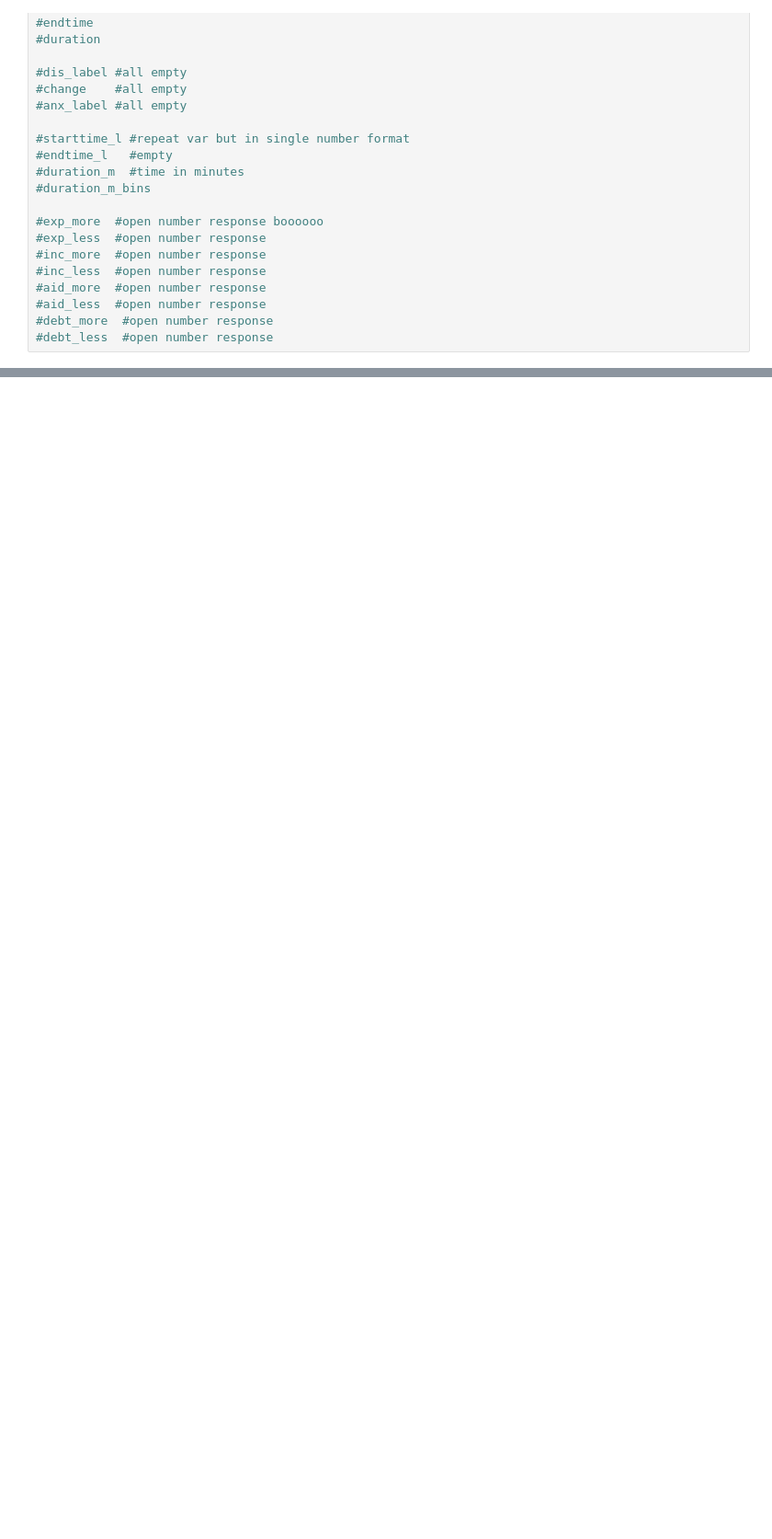
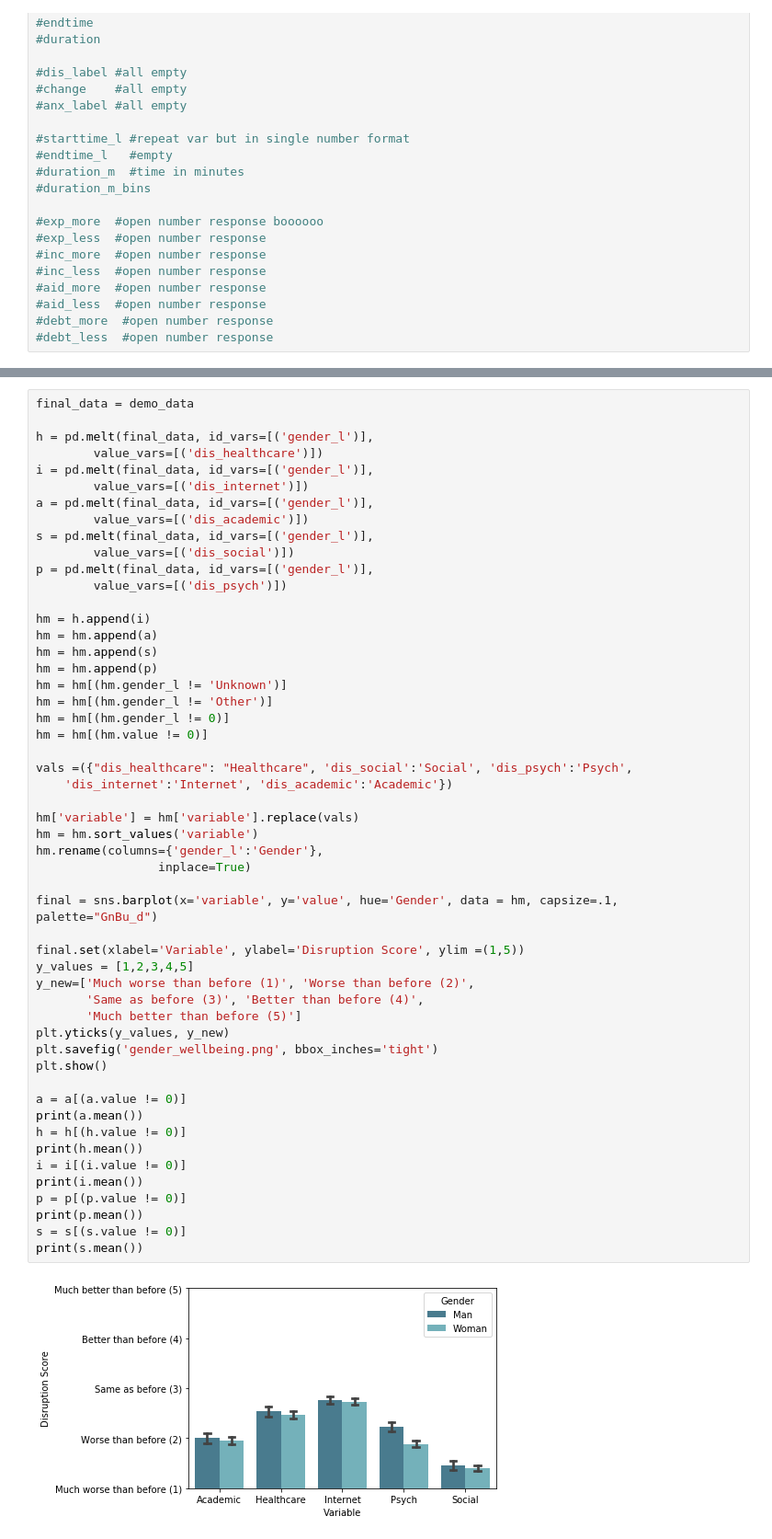
Before and after one commit to ananyan/ds-final, a Jupyter notebook: Notebooks_Yakira/PublicDataEDA.ipynb, the cells around one changed output, grey strips where cells are left out. Shown at 92% size. Drawn from its saved outputs; the diff is of its cells as text; blank space fills up the shorter version.

```diff
--- a/Notebooks_Yakira/PublicDataEDA.ipynb
+++ b/Notebooks_Yakira/PublicDataEDA.ipynb
@@ -302,0 +197,54 @@ Name: vulnerable_l, dtype: int64
+# %%
+final_data = demo_data
+
+h = pd.melt(final_data, id_vars=[('gender_l')],
+        value_vars=[('dis_healthcare')])
+i = pd.melt(final_data, id_vars=[('gender_l')],
+        value_vars=[('dis_internet')])
+a = pd.melt(final_data, id_vars=[('gender_l')],
+        value_vars=[('dis_academic')])
+s = pd.melt(final_data, id_vars=[('gender_l')],
+        value_vars=[('dis_social')])
+p = pd.melt(final_data, id_vars=[('gender_l')],
+        value_vars=[('dis_psych')])
+
+hm = h.append(i)
+hm = hm.append(a)
+hm = hm.append(s)
+hm = hm.append(p)
+hm = hm[(hm.gender_l != 'Unknown')]
+hm = hm[(hm.gender_l != 'Other')]
+hm = hm[(hm.gender_l != 0)]
+hm = hm[(hm.value != 0)]
+
+vals =({"dis_healthcare": "Healthcare", 'dis_social':'Social', 'dis_psych':'Psych',
+    'dis_internet':'Internet', 'dis_academic':'Academic'})
+
+hm['variable'] = hm['variable'].replace(vals)
+hm = hm.sort_values('variable')
+hm.rename(columns={'gender_l':'Gender'},
+                 inplace=True)
+
+final = sns.barplot(x='variable', y='value', hue='Gender', data = hm, capsize=.1, palette="GnBu_d")
+
+final.set(xlabel='Variable', ylabel='Disruption Score', ylim =(1,5))
+y_values = [1,2,3,4,5]
+y_new=['Much worse than before (1)', 'Worse than before (2)',
+       'Same as before (3)', 'Better than before (4)',
+       'Much better than before (5)']
+plt.yticks(y_values, y_new)
+plt.savefig('gender_wellbeing.png', bbox_inches='tight')
+plt.show()
+
+a = a[(a.value != 0)]
+print(a.mean())
+h = h[(h.value != 0)]
+print(h.mean())
+i = i[(i.value != 0)]
+print(i.mean())
+p = p[(p.value != 0)]
+print(p.mean())
+s = s[(s.value != 0)]
+print(s.mean())
+# %% [output]
+[figure, added]
```
Also changed, not shown: parts of 27 cells of this notebook, 1 other file.
